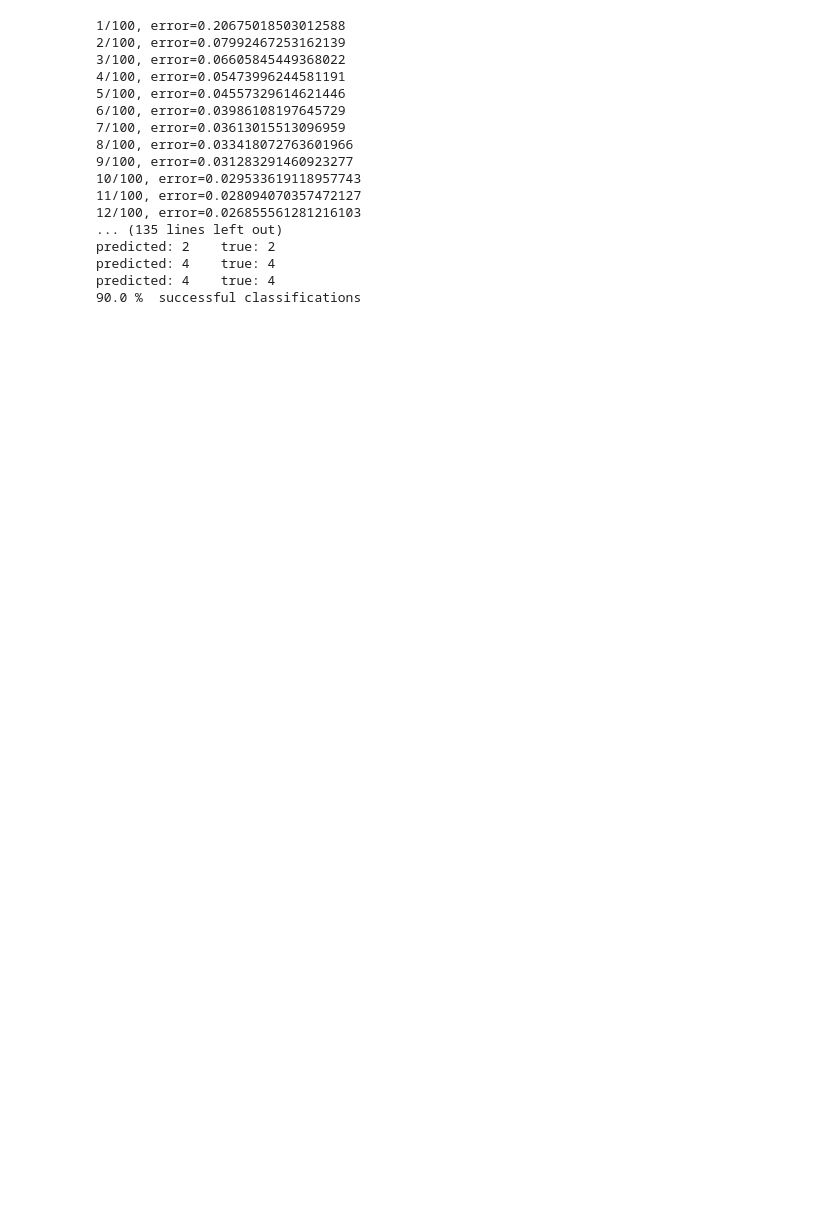
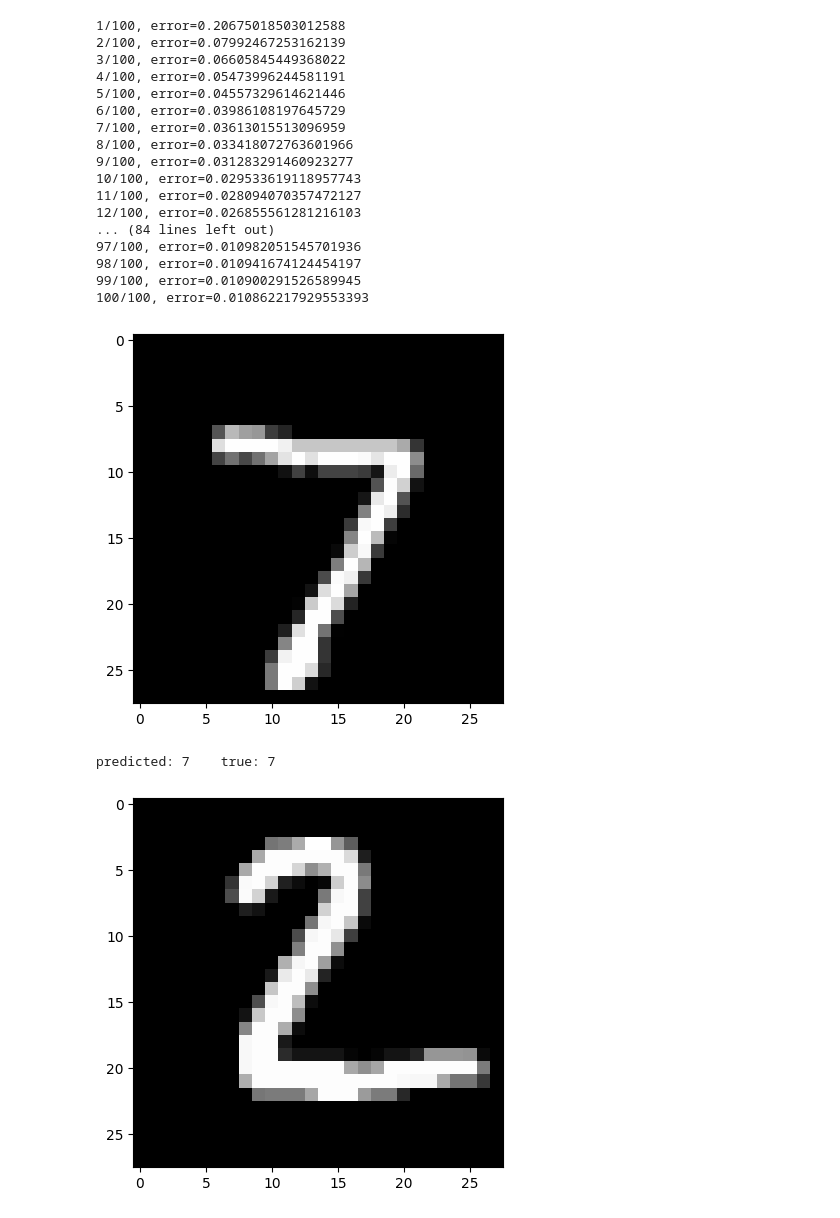
Before and after one commit to AdetsGithub/AI-Library, a Jupyter notebook: Examples/mnist.ipynb, the cells around one changed output. Cells and saved outputs as stored; diff of their text form; code cells hidden in the pictures; blank space fills up the shorter version.

Commit message:
Added mnist visualisation

```diff
--- a/Examples/mnist.ipynb
+++ b/Examples/mnist.ipynb
@@ -24,41 +35,52 @@ def preprocess_data(x, y, limit):
 (train_x, train_y), (test_x, test_y) = mnist.load_data()
 
 train_x, train_y = preprocess_data(train_x, train_y, 5000)
-test_x, test_y = preprocess_data(test_x, test_y, 50)
+test_x, test_y = preprocess_data(test_x, test_y, 10)
 
 network = Network([
     Dense(28 * 28, 35),
     Logistic(),
     Dense(35, 10),
     Tanh()
 ])
 
 # train
 network.train(MSE, train_x, train_y, epochs=100, learning_rate=0.5, verbose=True)
 
 # test
 stat = 0
+index = 0
 for x, y in zip(test_x, test_y):
+    current_image = test_x[index, :, None]
+    current_image = current_image.reshape(28, 28)
+    plt.gray()
+    plt.imshow(current_image, interpolation='nearest')
+    plt.show()
+
     output = network.predict(x)
     print('predicted:', np.argmax(output), '\ttrue:', np.argmax(y))
+    index += 1
     if np.argmax(output) == np.argmax(y): stat += 1
 
 print(stat/test_x.shape[0] * 100, '%', " successful classifications")
 # %% [output]
 1/100, error=0.20675018503012588
 2/100, error=0.07992467253162139
 3/100, error=0.06605845449368022
 4/100, error=0.05473996244581191
 5/100, error=0.04557329614621446
 6/100, error=0.03986108197645729
 7/100, error=0.03613015513096959
 8/100, error=0.033418072763601966
 9/100, error=0.031283291460923277
 10/100, error=0.029533619118957743
 11/100, error=0.028094070357472127
 12/100, error=0.026855561281216103
-... (135 lines left out)
-predicted: 2    true: 2
-predicted: 4    true: 4
-predicted: 4    true: 4
-90.0 %  successful classifications
+... (84 lines left out)
+97/100, error=0.010982051545701936
+98/100, error=0.010941674124454197
+99/100, error=0.010900291526589945
+100/100, error=0.010862217929553393
+[figure, added]
+predicted: 7    true: 7
+[figure, added]
```
Also changed, not shown: parts of 2 cells of this notebook.
